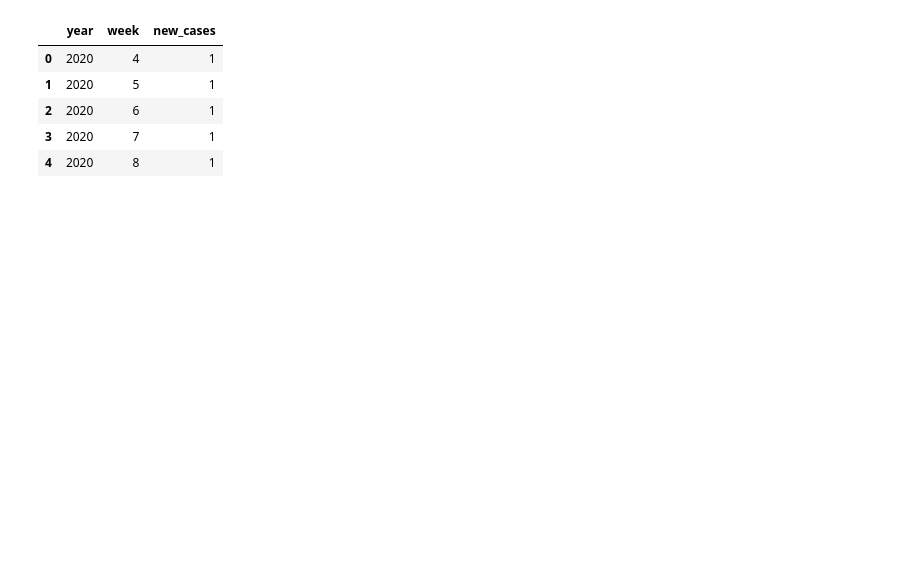
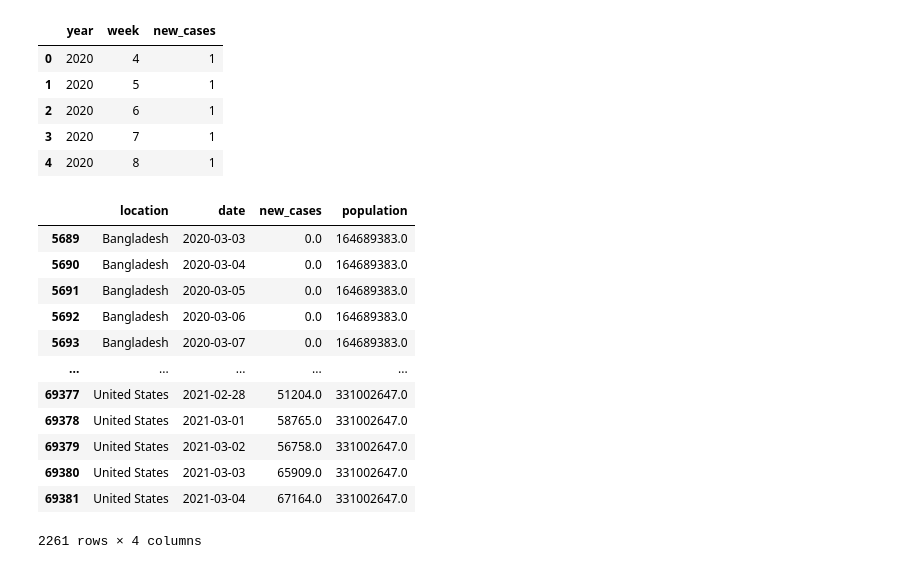
Before and after one commit to UNCG-CSE/SP-21_COVID-Team_4, a Jupyter notebook: src/team/stage_II/stage_II.ipynb, the cells around one changed output. Saved outputs shown, nothing was run; the diff lists cells and outputs as text; code cells hidden in the pictures; blank space fills up the shorter version.

```diff
--- a/src/team/stage_II/stage_II.ipynb
+++ b/src/team/stage_II/stage_II.ipynb
@@ -3,8 +4,8 @@ import pandas as pd
 import math
 from datetime import datetime
 # %%
-super_dataset = pd.read_csv('../../../data/stage_I/superDataset.csv')
-world_dataset = pd.read_csv('../../../data/stage_II/owid-covid-data.csv')
+super_dataset = pd.read_csv('../data/superDataset.csv')
+world_dataset = pd.read_csv('../data/owid-covid-data.csv')
 # %%
 countries = ['Indonesia', 'Pakistan', 'Nigeria', 'Brazil', 'Bangladesh', 'United States']
 
@@ -55,0 +58,16 @@ weekly_data.head()
+# %%
+all_cases
+# %% [output]
+|  | location | date | new_cases | population |
+| 5689 | Bangladesh | 2020-03-03 | 0.0 | 164689383.0 |
+| 5690 | Bangladesh | 2020-03-04 | 0.0 | 164689383.0 |
+| 5691 | Bangladesh | 2020-03-05 | 0.0 | 164689383.0 |
+| 5692 | Bangladesh | 2020-03-06 | 0.0 | 164689383.0 |
+| 5693 | Bangladesh | 2020-03-07 | 0.0 | 164689383.0 |
+| ... | ... | ... | ... | ... |
+| 69377 | United States | 2021-02-28 | 51204.0 | 331002647.0 |
+| 69378 | United States | 2021-03-01 | 58765.0 | 331002647.0 |
+| 69379 | United States | 2021-03-02 | 56758.0 | 331002647.0 |
+| 69380 | United States | 2021-03-03 | 65909.0 | 331002647.0 |
+| 69381 | United States | 2021-03-04 | 67164.0 | 331002647.0 |
+2261 rows × 4 columns
```
Also changed, not shown: parts of 14 cells of this notebook.
